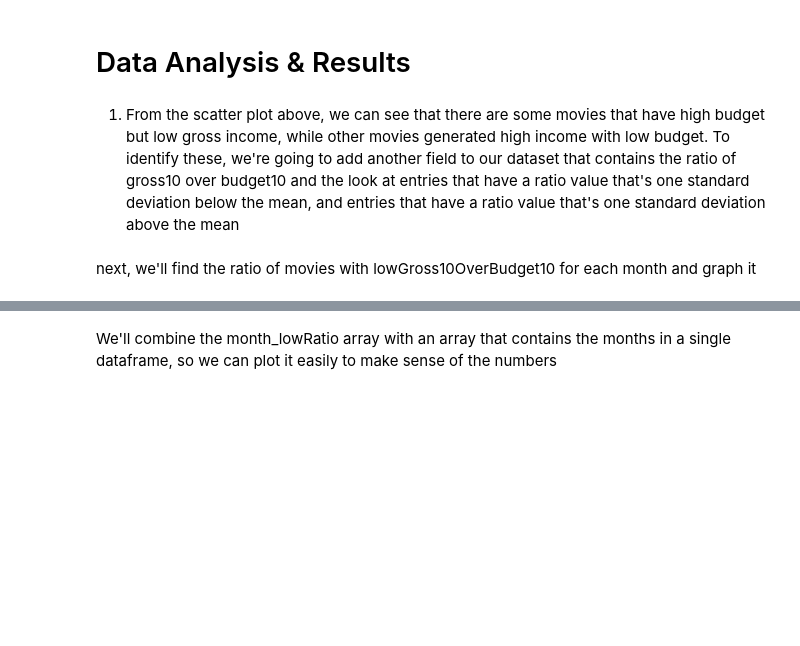
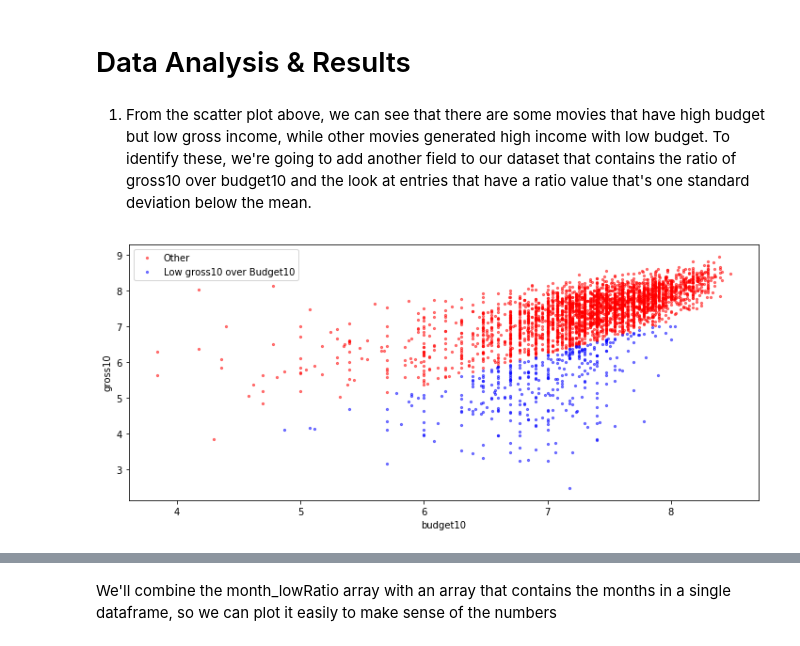
Before and after one commit to Dragon-Abyss/Cogs-Final, a Jupyter notebook: final-108.ipynb, the cells around one changed output, grey strips where cells are left out. Saved outputs shown, nothing was run; the diff lists cells and outputs as text; code cells hidden in the pictures; blank space fills up the shorter version.

```diff
--- a/final-108.ipynb
+++ b/final-108.ipynb
@@ -248,7 +260,7 @@ plt.legend();
 # %% [markdown]
 # Data Analysis & Results
 # %% [markdown]
-1) From the scatter plot above, we can see that there are some movies that have high budget but low gross income, while other movies generated high income with low budget. To identify these, we're going to add another field to our dataset that contains the ratio of gross10 over budget10 and the look at entries that have a ratio value that's one standard deviation below the mean, and entries that have a ratio value that's one standard deviation above the mean
+1) From the scatter plot above, we can see that there are some movies that have high budget but low gross income, while other movies generated high income with low budget. To identify these, we're going to add another field to our dataset that contains the ratio of gross10 over budget10 and the look at entries that have a ratio value that's one standard deviation below the mean.
 # %%
 df['gross10/budget10'] = df['gross10'] / df['budget10']
 meanMinusStd = df['gross10/budget10'].mean() - df['gross10/budget10'].std()
@@ -258,2 +270,11 @@ highGross10OverBudget10 = df[df['gross10/budget10'] > meanPlusStd]
-# %% [markdown]
-next, we'll find the ratio of movies with lowGross10OverBudget10 for each month and graph it
+# %%
+f = plt.figure(figsize=(12, 5))
+ax = f.add_subplot(1, 1, 1)
+plt.scatter(other['budget10'], other['gross10'], alpha=0.5,color='red', label='Other', s=5)
+plt.scatter(lowGross10OverBudget10['budget10'], lowGross10OverBudget10['gross10'], alpha=0.5,
+            label='Low gross10 over Budget10',color='blue', s=5)
+plt.xlabel('budget10')
+plt.ylabel('gross10')
+plt.legend();
+# %% [output]
+[figure, added]
```
Also changed, not shown: parts of 28 cells of this notebook.
